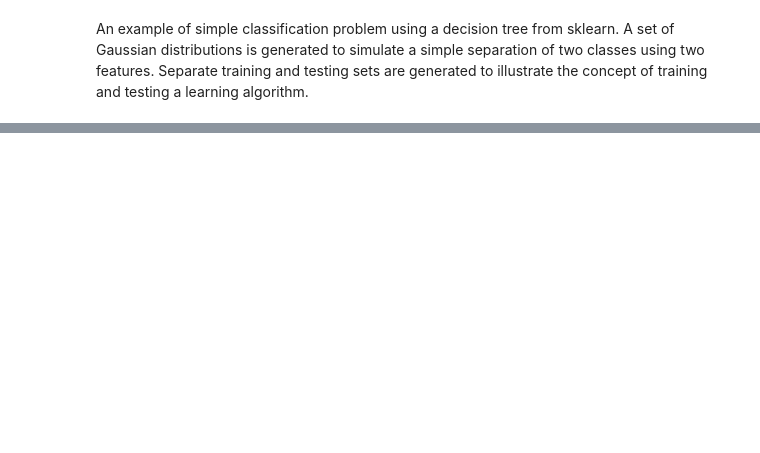
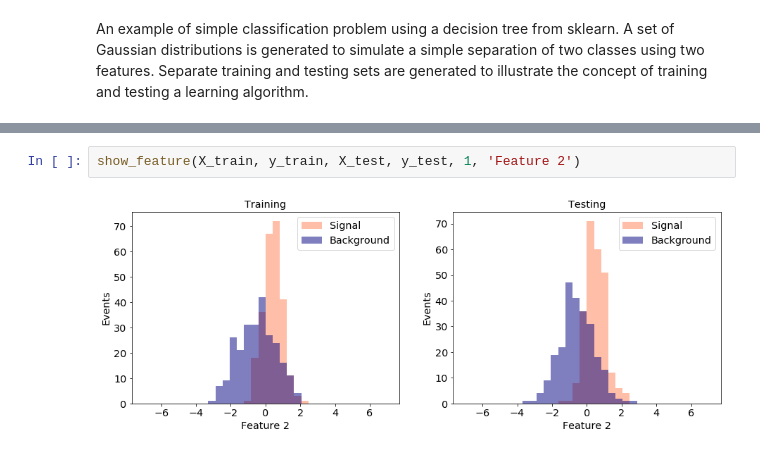
Before and after one commit to giacomo-artoni/cmpp, a Jupyter notebook: Lecture3-Classification/Classification -1 Easy classify.ipynb, the cells around one changed output, grey strips where cells are left out. Drawn from its saved outputs; the diff is of its cells as text; blank space fills up the shorter version.

```diff
--- a/Lecture3-Classification/Classification -1 Easy classify.ipynb
+++ b/Lecture3-Classification/Classification -1 Easy classify.ipynb
@@ -61,0 +55,4 @@ plt.show()
+# %%
+show_feature(X_train, y_train, X_test, y_test, 1, 'Feature 2')
+# %% [output]
+[figure, added]
```
Also changed, not shown: parts of 10 cells of this notebook, 2 other files.
